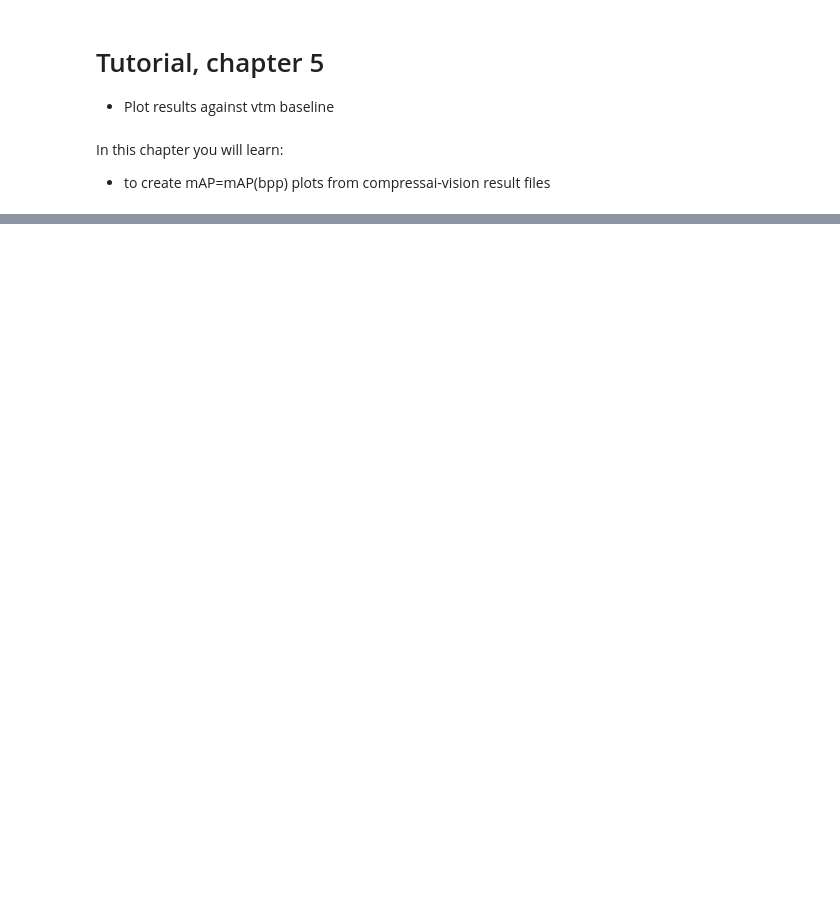
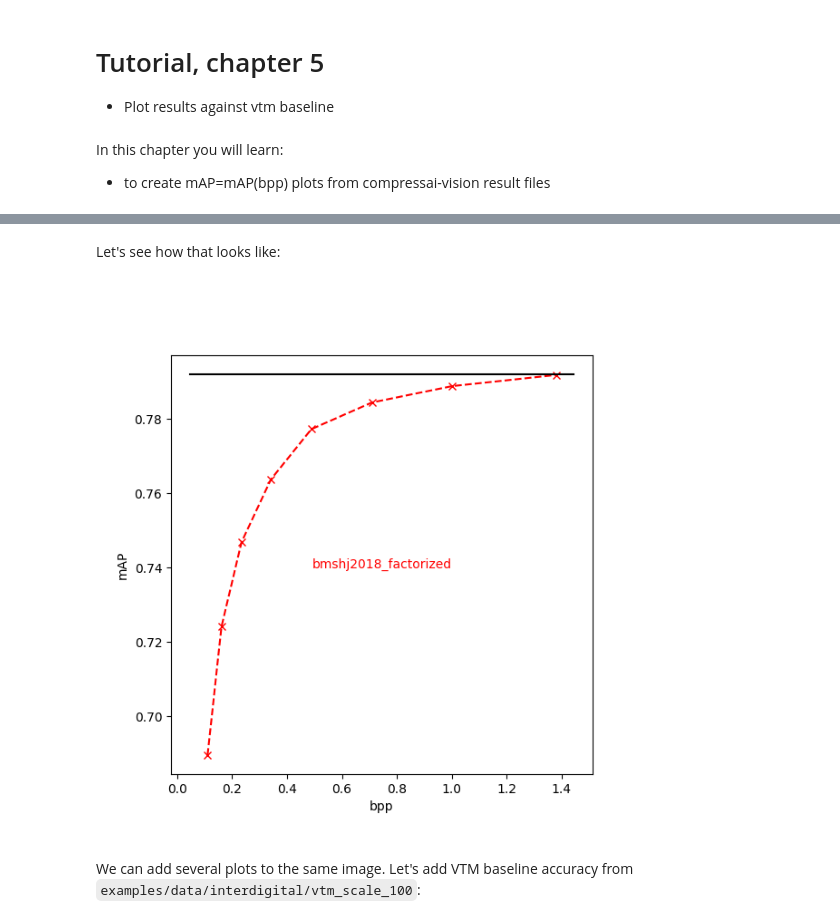
Before and after one commit to InterDigitalInc/CompressAI-Vision, a Jupyter notebook: docs/source/tutorials/cli_tutorial_5_nb.ipynb, the cells around one changed output, grey strips where cells are left out. Cells and saved outputs as stored; diff of their text form; code cells hidden in the pictures; blank space fills up the shorter version.

```diff
--- a/docs/source/tutorials/cli_tutorial_5_nb.ipynb
+++ b/docs/source/tutorials/cli_tutorial_5_nb.ipynb
@@ -18,0 +52,13 @@ In this chapter you will learn:
+# %% [markdown]
+Let's see how that looks like:
+# %%
+im=Image.open("out.png")
+fig = plt.figure()
+fig.set_size_inches((10,10))
+plt.imshow(im)
+ax=plt.gca()
+ax.set_axis_off()
+# %% [output]
+[figure, added]
+# %% [markdown]
+We can add several plots to the same image.  Let's add VTM baseline accuracy from ``examples/data/interdigital/vtm_scale_100``:
```
Also changed, not shown: parts of 8 cells of this notebook, 15 other files.
